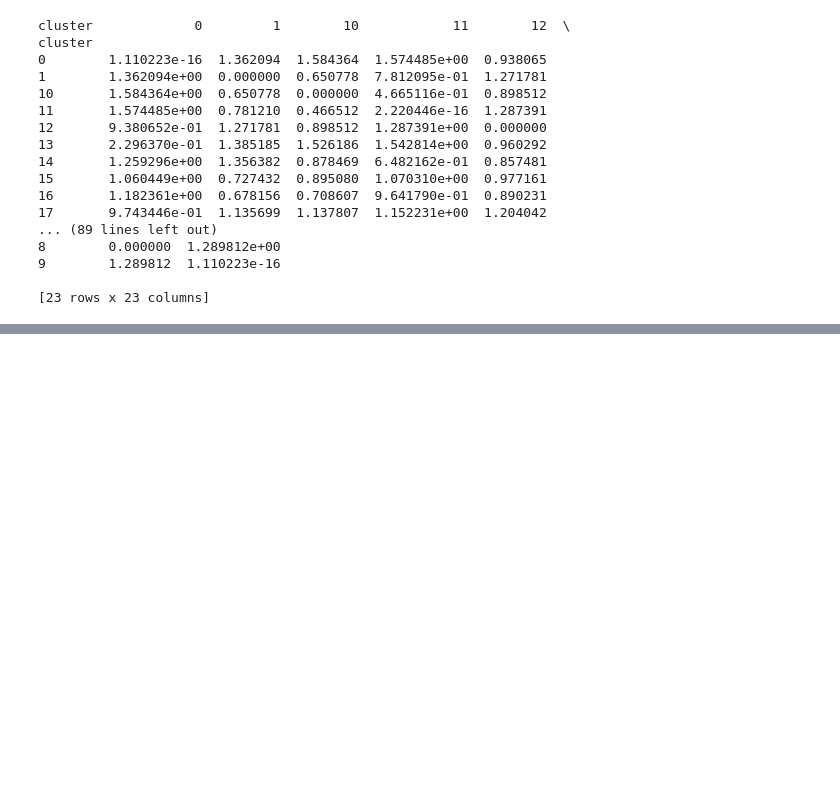
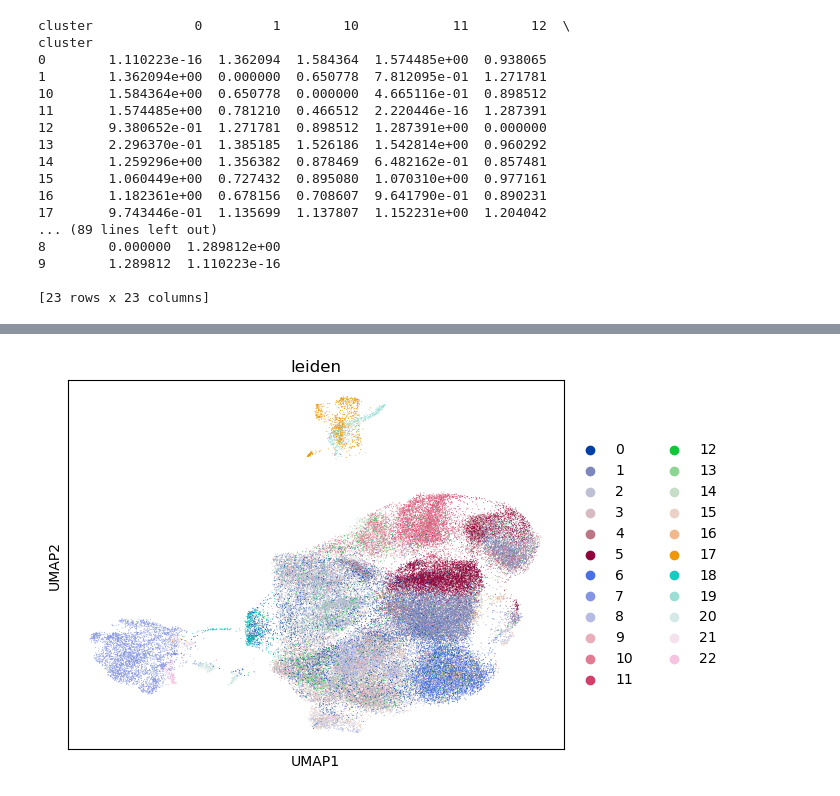
Before and after one commit to Haejeong079/NCSLC, a Jupyter notebook: ncslc/NCSLC_scRNA2.ipynb, the cells around one changed output, grey strips where cells are left out. Drawn from its saved outputs; the diff is of its cells as text; code cells hidden in the pictures; blank space fills up the shorter version.

Commit message:
:pencil: Exploring Leiden Cluster Merge Candidates

```diff
--- a/ncslc/NCSLC_scRNA2.ipynb
+++ b/ncslc/NCSLC_scRNA2.ipynb
@@ -127,0 +265,4 @@ cluster
+# %%
+sc.pl.umap(adata, color=[cluster_key])
+# %% [output]
+[figure, added]
```
Also changed, not shown: parts of 12 cells of this notebook.
